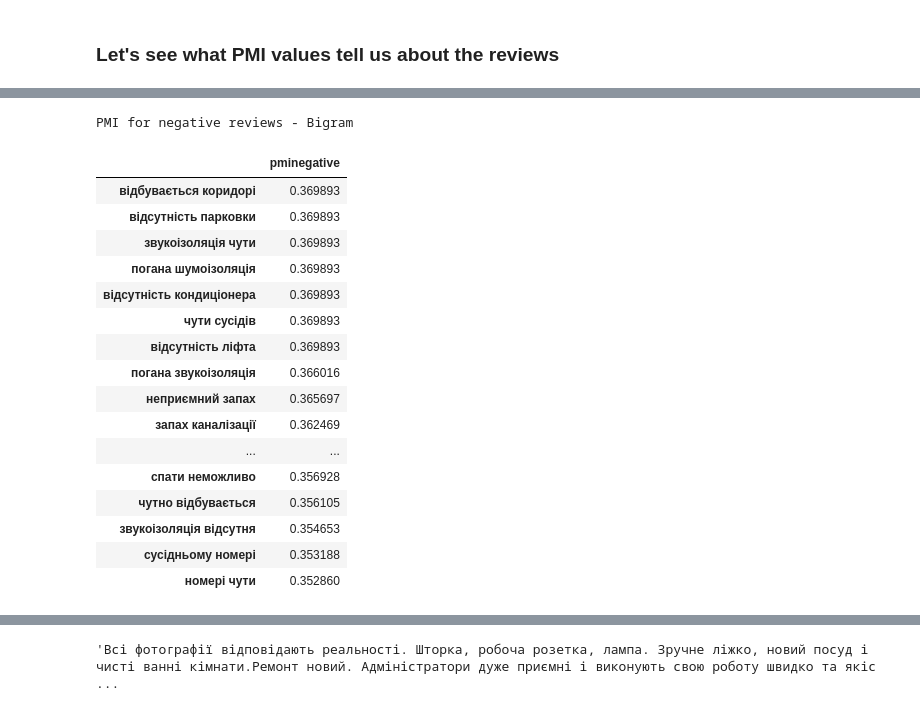
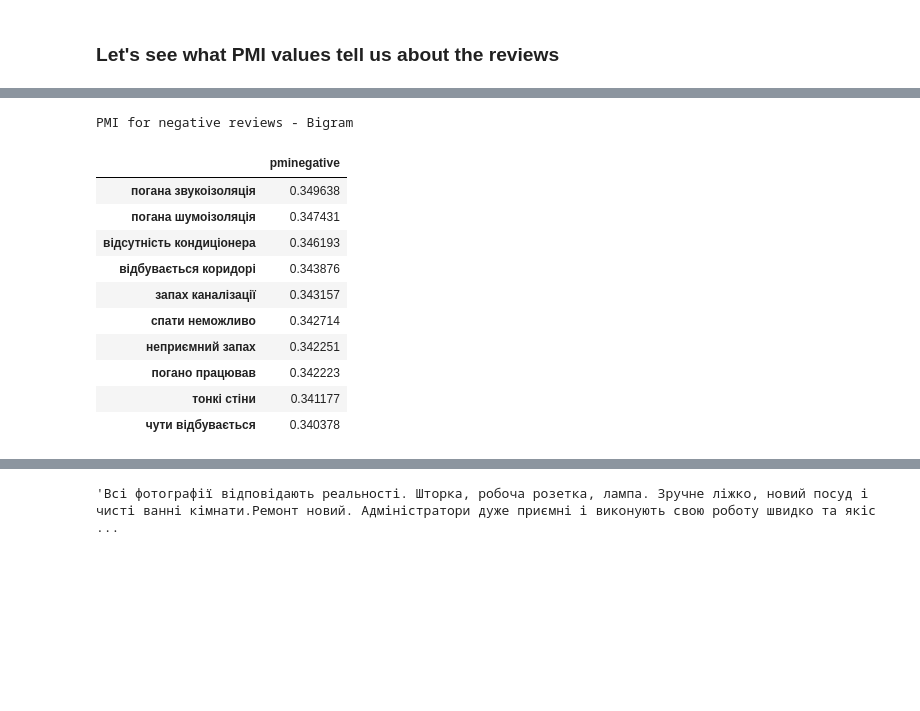
Before and after one commit to DmytroBabenko/Detect-emotion-sentimental, a Jupyter notebook: words-importance.ipynb, the cells around one changed output, grey strips where cells are left out. Saved outputs shown, nothing was run; the diff lists cells and outputs as text; code cells hidden in the pictures; blank space fills up the shorter version.

```diff
--- a/words-importance.ipynb
+++ b/words-importance.ipynb
@@ -28,2 +85,20 @@ df['pos_text'][1]
+# %%
+def get_pos_neg_review(df):
+    pos_texts = df['pos_text'].values
+    neg_texts = df['neg_text'].values
+
+    gt_score, reviews = [], []
+    for i in range(0, len(df)):
+        if is_review_valid(pos_texts[i]):
+            reviews.append(pos_texts[i])
+            gt_score.append(1)
+
+        if is_review_valid(neg_texts[i]):
+            reviews.append(neg_texts[i])
+            gt_score.append(0)
+
+    return reviews, gt_score
+# %%
+reviews, gt_score = get_pos_neg_review(full_df)
 # %%
 uk_stop_words = read_stop_words('./data/ukrainian-stopwords.txt')
@@ -88,5 +153,3 @@ def get_pos_neg_review(df):
-# %%
-reviews, gt_score = get_pos_neg_review(df)
 # %%
 # let's calculate Mutual Information for unigrams and bigrams
 vectorizer = CountVectorizer(ngram_range=(1,1), stop_words=uk_stop_words, max_features=500)
@@ -169,10 +232,10 @@ def getPMI_ngram(reviews, gt_score, gt, ngram_range=(1,1), max_features=500):
 # %%
 gt_score = np.array(gt_score)
 # %%
-pmiPos_unigram = getPMI_ngram(reviews, gt_score,  1)
-pmiNeg_unigram = getPMI_ngram(reviews, gt_score,  0)
-pmiPos_bigram = getPMI_ngram(reviews, gt_score,  1, ngram_range=(2,2))
-pmiNeg_bigram = getPMI_ngram(reviews, gt_score,  0, ngram_range=(2,2))
+pmiPos_unigram = getPMI_ngram(reviews, gt_score,  1, max_features=2000)
+pmiNeg_unigram = getPMI_ngram(reviews, gt_score,  0, max_features=2000)
+pmiPos_bigram = getPMI_ngram(reviews, gt_score,  1, ngram_range=(2,2), max_features=2000)
+pmiNeg_bigram = getPMI_ngram(reviews, gt_score,  0, ngram_range=(2,2), max_features=2000)
 # %% [markdown]
 ### Let's see what PMI values tell us about the reviews
 # %%
@@ -226,22 +294,16 @@ PMI for negative reviews - Unigram
 # %%
 print('PMI for negative reviews - Bigram')
-pmiNeg_bigram.head(20)
+pmiNeg_bigram.head(10)
 # %% [output]
 PMI for negative reviews - Bigram
 |  | pminegative |
-| відбувається коридорі | 0.369893 |
-| відсутність парковки | 0.369893 |
-| звукоізоляція чути | 0.369893 |
-| погана шумоізоляція | 0.369893 |
-| відсутність кондиціонера | 0.369893 |
-| чути сусідів | 0.369893 |
-| відсутність ліфта | 0.369893 |
-| погана звукоізоляція | 0.366016 |
-| неприємний запах | 0.365697 |
-| запах каналізації | 0.362469 |
-| ... | ... |
-| спати неможливо | 0.356928 |
-| чутно відбувається | 0.356105 |
-| звукоізоляція відсутня | 0.354653 |
-| сусідньому номері | 0.353188 |
-| номері чути | 0.352860 |
+| погана звукоізоляція | 0.349638 |
+| погана шумоізоляція | 0.347431 |
+| відсутність кондиціонера | 0.346193 |
+| відбувається коридорі | 0.343876 |
+| запах каналізації | 0.343157 |
+| спати неможливо | 0.342714 |
+| неприємний запах | 0.342251 |
+| погано працював | 0.342223 |
+| тонкі стіни | 0.341177 |
+| чути відбувається | 0.340378 |
```
Also changed, not shown: parts of 39 cells of this notebook, 15 other files.
